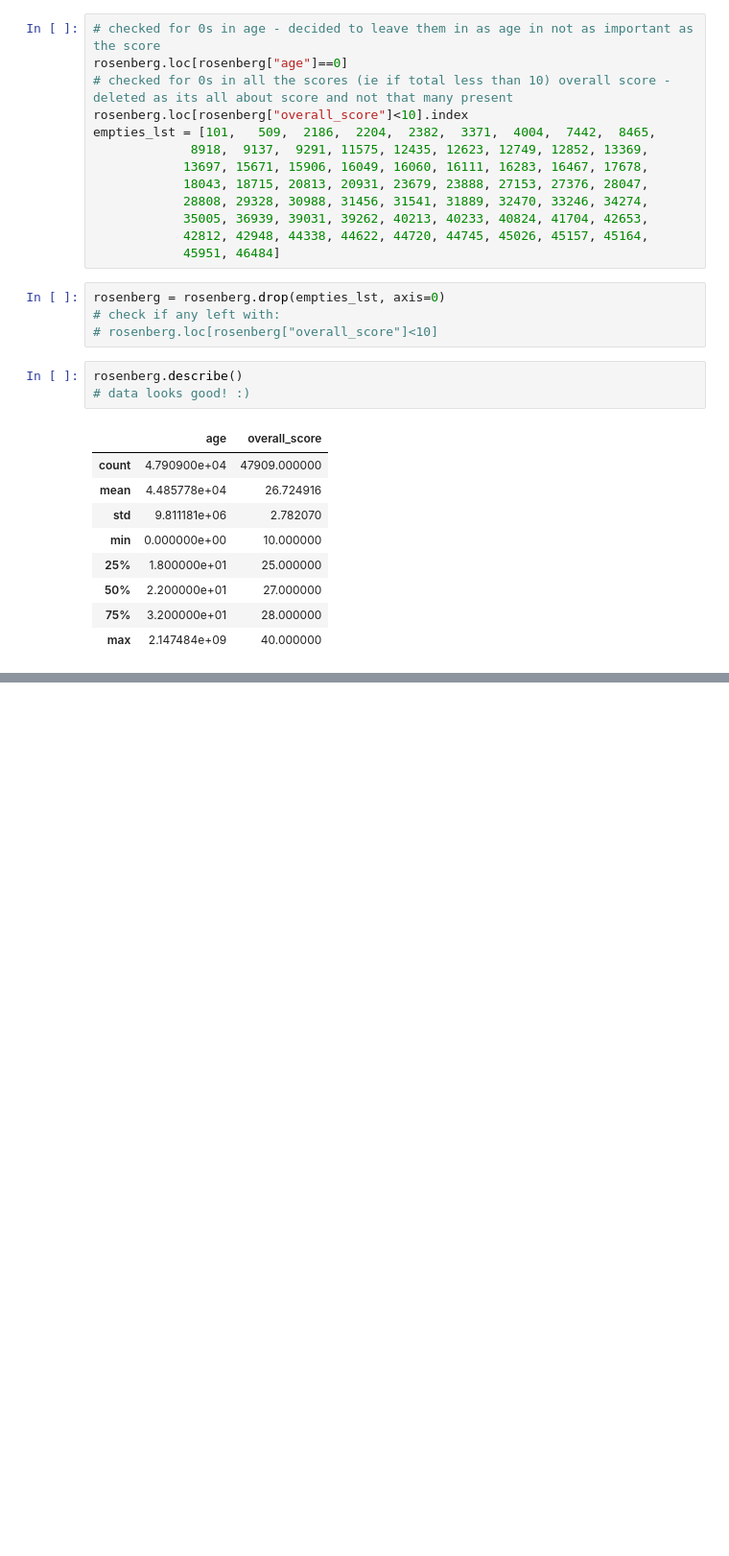
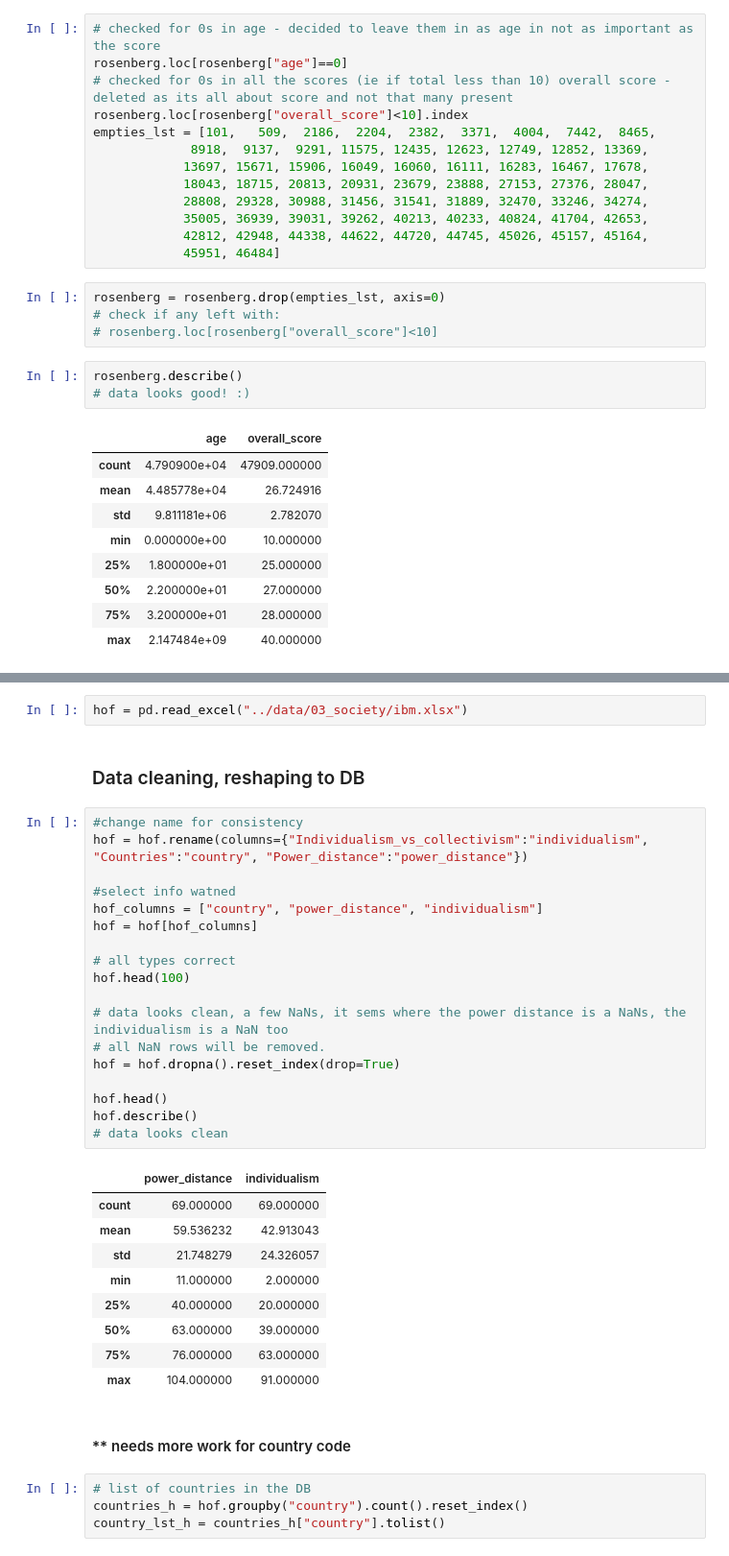
Before and after one commit to FHnt97/Project-Week-5-Your-Own-Project, a Jupyter notebook: your-project/02-Data_cleaning_and_formatting.ipynb, the cells around one changed output, grey strips where cells are left out. Shown at 96% size. Saved outputs shown, nothing was run; the diff lists cells and outputs as text; blank space fills up the shorter version.

```diff
--- a/your-project/02-Data_cleaning_and_formatting.ipynb
+++ b/your-project/02-Data_cleaning_and_formatting.ipynb
@@ -134,0 +165,38 @@ rosenberg.describe()
+# %%
+hof = pd.read_excel("../data/03_society/ibm.xlsx")
+# %% [markdown]
+### Data cleaning, reshaping to DB
+# %%
+#change name for consistency
+hof = hof.rename(columns={"Individualism_vs_collectivism":"individualism", "Countries":"country", "Power_distance":"power_distance"})
+
+#select info watned
+hof_columns = ["country", "power_distance", "individualism"]
+hof = hof[hof_columns]
+
+# all types correct
+hof.head(100)
+
+# data looks clean, a few NaNs, it sems where the power distance is a NaNs, the individualism is a NaN too
+# all NaN rows will be removed.
+hof = hof.dropna().reset_index(drop=True)
+
+hof.head()
+hof.describe()
+# data looks clean
+# %% [output]
+|  | power_distance | individualism |
+| count | 69.000000 | 69.000000 |
+| mean | 59.536232 | 42.913043 |
+| std | 21.748279 | 24.326057 |
+| min | 11.000000 | 2.000000 |
+| 25% | 40.000000 | 20.000000 |
+| 50% | 63.000000 | 39.000000 |
+| 75% | 76.000000 | 63.000000 |
+| max | 104.000000 | 91.000000 |
+# %% [markdown]
+#### ** needs more work for country code
+# %%
+# list of countries in the DB
+countries_h = hof.groupby("country").count().reset_index()
+country_lst_h = countries_h["country"].tolist()
```
Also changed, not shown: parts of 21 cells of this notebook, 4 other files.
